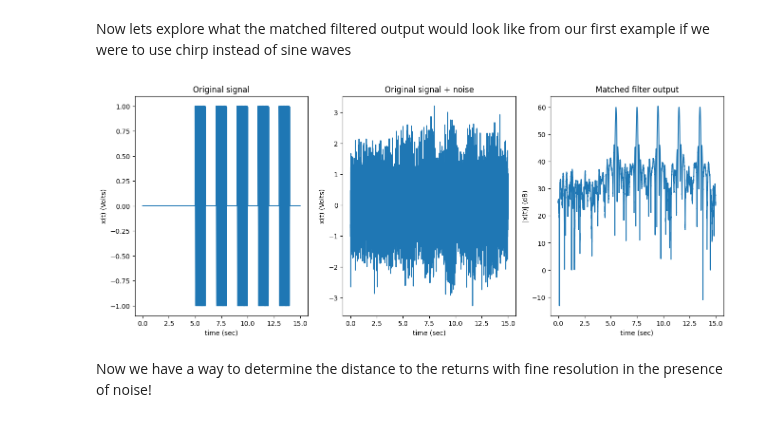
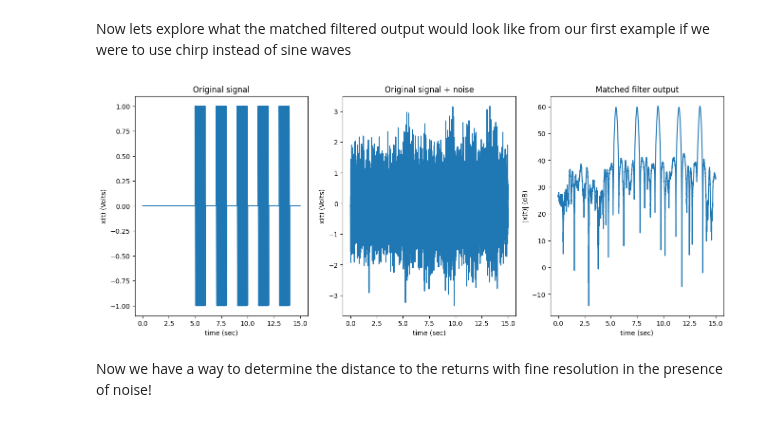
Before and after one commit to austinjtravis/radar_learning, a Jupyter notebook: 2_pulse_compression/pulse_compression.ipynb, the cells around one changed output. Cells and saved outputs as stored; diff of their text form; code cells hidden in the pictures.

```diff
--- a/2_pulse_compression/pulse_compression.ipynb
+++ b/2_pulse_compression/pulse_compression.ipynb
@@ -374,7 +374,7 @@ tt = np.arange(0, tmax, 1/fs)
 f0 = 10
 T = 1
 t = np.arange(0, T, 1/fs)
-bandwidth = 10
+bandwidth = 5
 pls = chirp(t, f0=f0, f1=f0+bandwidth, t1=T, method='linear', complex=True)
 
 
@@ -387,35 +387,36 @@ sig = np.zeros(tt.size, dtype=np.complex128)
 for l in lgs:
     start = int(fs * l)
     stop = start + int(T * fs)
     sig[start:stop] = chirp(t, f0=f0, f1=f0+bandwidth, t1=T, method='linear', complex=True)
 
 
-noise = 1 / np.sqrt(2) * (np.random.normal(0, 1, len(tt)) + 1j * np.random.normal(0, 1, len(tt)))
+noise_variance = 1
+noise = 1 / np.sqrt(2) * (np.random.normal(0, noise_variance, len(tt)) + 1j * np.random.normal(0, noise_variance, len(tt)))
 z = sig + noise
 matched_filter_output = correlate(z, pls, 'same')
 
 # print(pls.size, T * fs)
 fig, axs = plt.subplots(ncols=3, figsize=(16, 6))
 axs = axs.flatten()
 
 
 axs[0].plot(tt, sig)
 axs[0].set_xlabel('time (sec)')
 axs[0].set_ylabel('x(t) (Volts)')
 axs[0].set_title('Original signal')
 
 axs[1].plot(tt, z)
 axs[1].set_xlabel('time (sec)')
 axs[1].set_ylabel('x(t) (Volts)')
 axs[1].set_title('Original signal + noise')
 
 axs[2].plot(tt, 20*np.log10(np.abs(matched_filter_output)))
 axs[2].set_xlabel('time (sec)')
 axs[2].set_ylabel('|x(t)| (dB)')
 axs[2].set_title('Matched filter output')
 plt.show()
 # %% [output]
-[figure, old version]
+[figure, new version]
 # %% [markdown]
 Now we have a way to determine the distance to the returns with fine resolution in the presence of noise!
 # %% [markdown]
```
Also changed, not shown: parts of 1 cell of this notebook, 3 other files.
